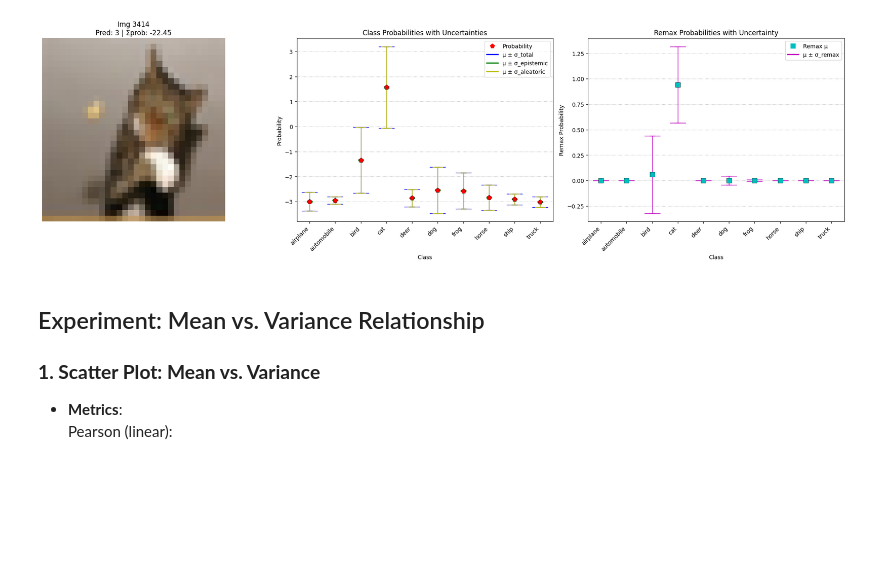
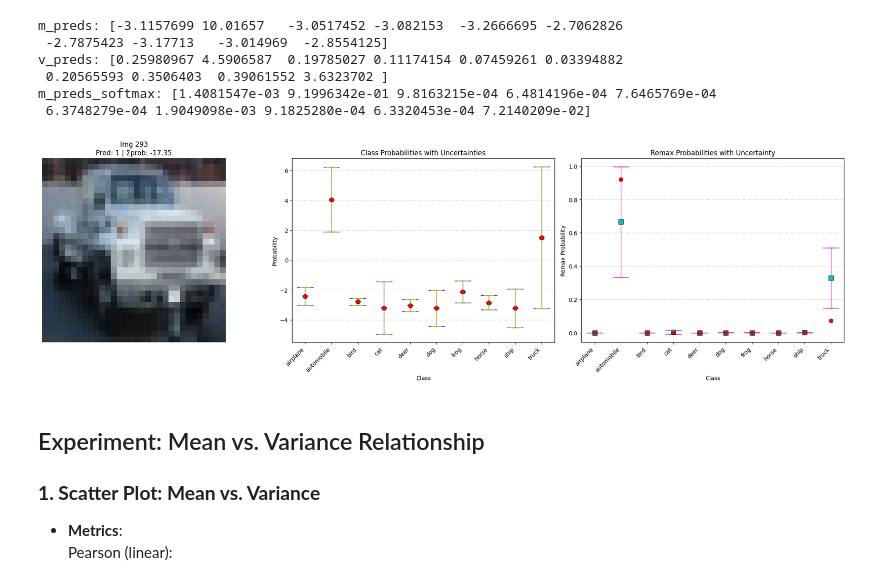
Before and after one commit to miquelflorensa/cuTAGI, a Jupyter notebook: examples/cifar10_logits.ipynb, the cells around one changed output. Saved outputs shown, nothing was run; the diff lists cells and outputs as text; code cells hidden in the pictures; blank space fills up the shorter version.

```diff
--- a/examples/cifar10_logits.ipynb
+++ b/examples/cifar10_logits.ipynb
@@ -217,7 +217,7 @@ def remax(m_preds, v_preds):
     Returns:
     - mA: np.ndarray, remax values
     """
-    mZ = np.minimum(np.maximum(m_preds, 1E-20), 100)
+    mZ = np.minimum(np.maximum(m_preds, -100), 100)
     s2Z = np.minimum(np.maximum(v_preds, 1E-20), 100)
     sZ = np.sqrt(s2Z)
 
@@ -269,7 +269,7 @@ def remax(m_preds, v_preds):
     s2A = mA**2 * (np.exp(s2lnA) - 1)
     sA = np.sqrt(s2A)
 
-    return mA, sA
+    return mA, s2A
 # %%
 import matplotlib.pyplot as plt
 from matplotlib.lines import Line2D
@@ -301,6 +301,11 @@ def plot_class_uncertainty(image_idx, images, m_preds, v_preds, v_preds_epistemi
     # 3. Compute Remax values
     mA, s2A = remax(means, v_preds[image_idx])
     sA = np.sqrt(s2A)
+
+    # 3.5. Deterministic softmax on m_preds
+    m_preds_softmax = nn.Softmax(dim=0)(torch.tensor(means)).numpy()
+
+    print("m_preds_softmax:", m_preds_softmax)
 
     # 4. Create figure with three subplots
     fig, (ax_img, ax_probs, ax_remax) = plt.subplots(1, 3, figsize=(21, 6))
@@ -350,7 +355,7 @@ def plot_class_uncertainty(image_idx, images, m_preds, v_preds, v_preds_epistemi
         Line2D([0], [0], color='g', lw=2, label='μ ± σ_epistemic'),
         Line2D([0], [0], color='y', lw=2, label='μ ± σ_aleatoric')
     ]
-    ax_probs.legend(handles=prob_legend, loc='upper right')
+    # ax_probs.legend(handles=prob_legend, loc='upper right')
 
     # Remax probability plot
     for i in classes:
@@ -361,38 +366,51 @@ def plot_class_uncertainty(image_idx, images, m_preds, v_preds, v_preds_epistemi
         ax_remax.plot([i-0.3, i+0.3], [mA[i]-sA[i], mA[i]-sA[i]], 'm', linewidth=1)
         ax_remax.scatter(i, mA[i], color='c', marker='s', s=80,
                         zorder=3, edgecolor='k', linewidth=0.5)
+
+        # Include softmax probabilities with a red dot
+        ax_remax.scatter(i, m_preds_softmax[i], color='r', marker='o', s=50,
+                        zorder=4, edgecolor='k', linewidth=0.5)
 
     # Remax plot formatting
     ax_remax.set_xticks(classes)
     ax_remax.set_xticklabels(class_names, rotation=45, ha='right', fontsize=10)
     ax_remax.set_xlim(-0.5, 9.5)
     ax_remax.grid(True, axis='y', linestyle=':')
     ax_remax.set_xlabel('Class')
     ax_remax.set_ylabel('Remax Probability')
     ax_remax.set_title('Remax Probabilities with Uncertainty')
 
     # Remax plot legend
     remax_legend = [
         Line2D([0], [0], marker='s', color='w', label='Remax μ',
               markerfacecolor='c', markersize=10),
         Line2D([0], [0], color='m', lw=2, label='μ ± σ_remax')
     ]
-    ax_remax.legend(handles=remax_legend, loc='upper right')
+    # ax_remax.legend(handles=remax_legend, loc='upper right')
 
     plt.tight_layout()
     plt.subplots_adjust(bottom=0.15)
     plt.show()
 
 
 # Sort the images by their aleatoric uncertainty
 sorted_indices = np.argsort([v_preds_aleatoric[i][0] for i in range(len(v_preds_aleatoric))])
 top_5_indices = sorted_indices[-100:]
 
-plot_class_uncertainty(3414, images, m_preds, v_preds, v_preds_epistemic, v_preds_aleatoric)
+print("m_preds:", m_preds[6])
+print("v_preds:", v_preds[6])
+
+plot_class_uncertainty(293, images, m_preds, v_preds, v_preds_epistemic, v_preds_aleatoric)
 # for i in top_5_indices:
 #     plot_class_uncertainty(i, images, m_preds, v_preds, v_preds_epistemic, v_preds_aleatoric)
 # %% [output]
+m_preds: [-3.1157699 10.01657   -3.0517452 -3.082153  -3.2666695 -2.7062826
+ -2.7875423 -3.17713   -3.014969  -2.8554125]
+v_preds: [0.25980967 4.5906587  0.19785027 0.11174154 0.07459261 0.03394882
+ 0.20565593 0.3506403  0.39061552 3.6323702 ]
+m_preds_softmax: [1.4081547e-03 9.1996342e-01 9.8163215e-04 6.4814196e-04 7.6465769e-04
+ 6.3748279e-04 1.9049098e-03 9.1825280e-04 6.3320453e-04 7.2140209e-02]
-[figure, old version]
+[figure, new version]
 # %%
 mA = {}
 s2A = {}
```
Also changed, not shown: parts of 21 cells of this notebook, 1 other file.
